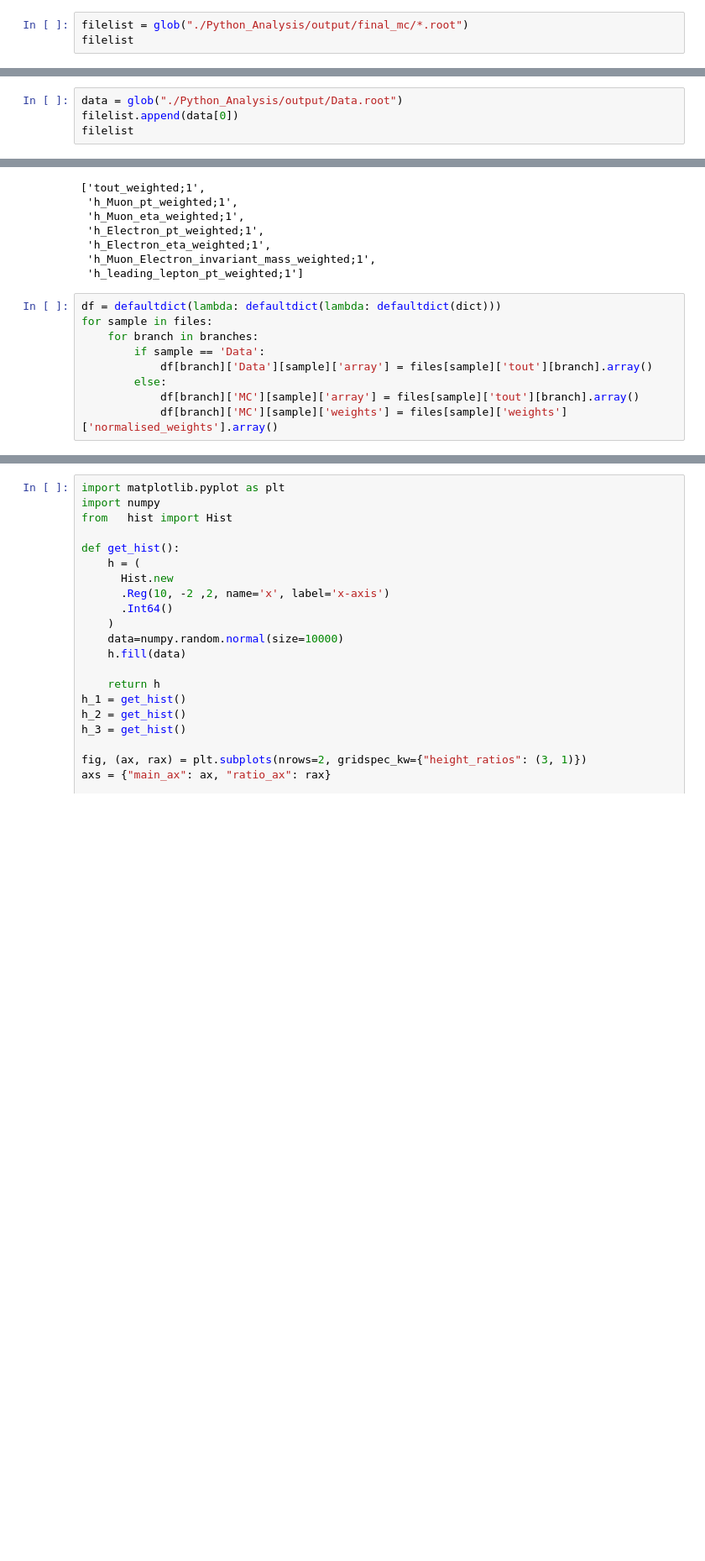
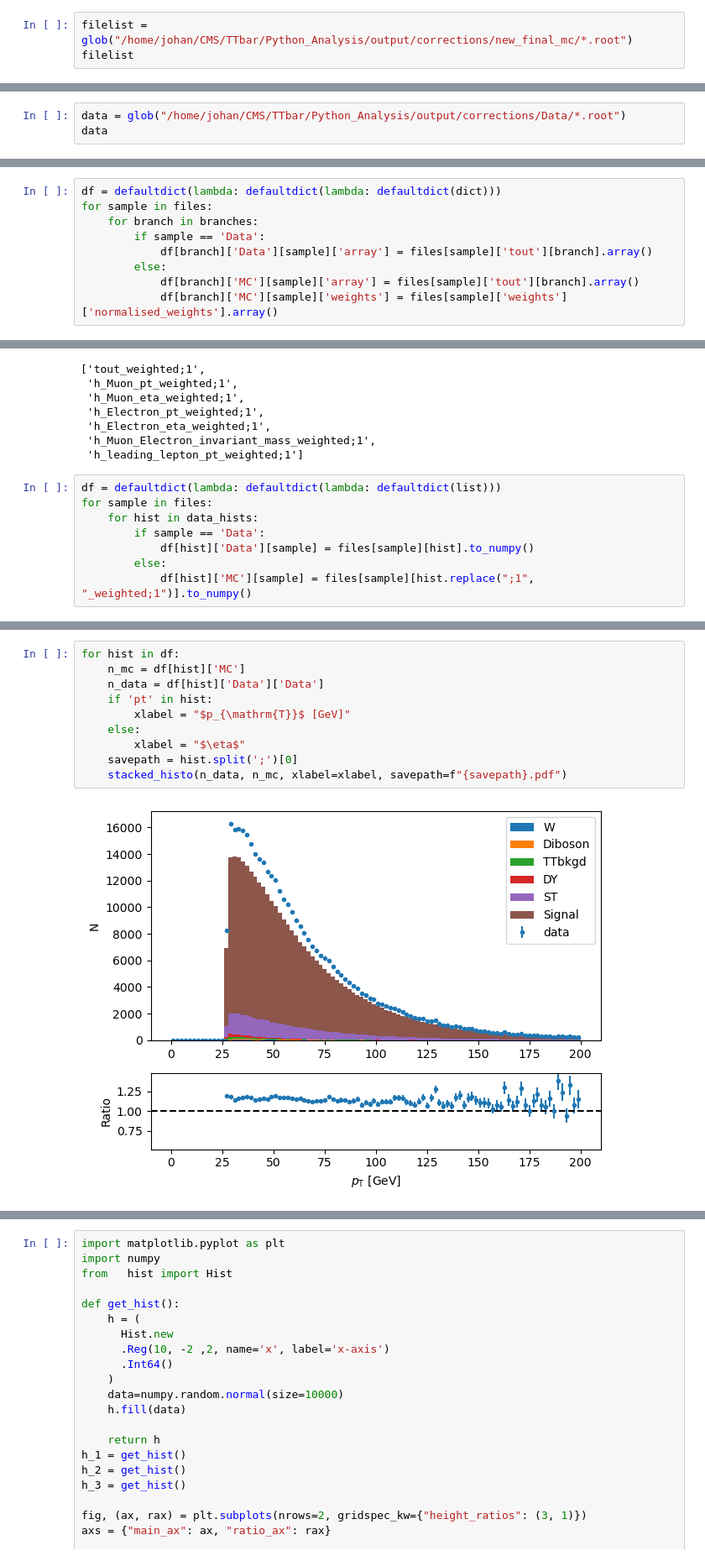
Before and after one commit to GiacomoDaMolin/TTbar, a Jupyter notebook: Plotting.ipynb, the cells around one changed output, grey strips where cells are left out. Shown: that part at 84% size. Cells and saved outputs as stored; diff of their text form; blank space fills up the shorter version.

```diff
--- a/Plotting.ipynb
+++ b/Plotting.ipynb
@@ -7,6 +7,6 @@ import uproot
 import re
 from glob import glob
 # %%
-filelist = glob("./Python_Analysis/output/final_mc/*.root")
+filelist = glob("/home/johan/CMS/TTbar/Python_Analysis/output/corrections/new_final_mc/*.root")
 filelist
 # %% [output]
@@ -19,5 +19,4 @@ filelist
 # %%
-data = glob("./Python_Analysis/output/Data.root")
-filelist.append(data[0])
-filelist
+data = glob("/home/johan/CMS/TTbar/Python_Analysis/output/corrections/Data/*.root")
+data
 # %% [output]
@@ -46,3 +73,12 @@ files
+# %%
+df = defaultdict(lambda: defaultdict(lambda: defaultdict(dict)))
+for sample in files:
+    for branch in branches:
+        if sample == 'Data':
+            df[branch]['Data'][sample]['array'] = files[sample]['tout'][branch].array()
+        else:
+            df[branch]['MC'][sample]['array'] = files[sample]['tout'][branch].array()
+            df[branch]['MC'][sample]['weights'] = files[sample]['weights']['normalised_weights'].array()
 # %%
 files.pop("Data")
 # %% [output]
@@ -90,14 +126,13 @@ mc_hists
  'h_Muon_Electron_invariant_mass_weighted;1',
  'h_leading_lepton_pt_weighted;1']
 # %%
-df = defaultdict(lambda: defaultdict(lambda: defaultdict(dict)))
+df = defaultdict(lambda: defaultdict(lambda: defaultdict(list)))
 for sample in files:
-    for branch in branches:
+    for hist in data_hists:
         if sample == 'Data':
-            df[branch]['Data'][sample]['array'] = files[sample]['tout'][branch].array()
+            df[hist]['Data'][sample] = files[sample][hist].to_numpy()
         else:
-            df[branch]['MC'][sample]['array'] = files[sample]['tout'][branch].array()
-            df[branch]['MC'][sample]['weights'] = files[sample]['weights']['normalised_weights'].array()
+            df[hist]['MC'][sample] = files[sample][hist.replace(";1", "_weighted;1")].to_numpy()
 # %%
 df
 # %% [output]
@@ -120,0 +192,12 @@ defaultdict(<function __main__.<lambda>()>,
+# %%
+for hist in df:
+    n_mc = df[hist]['MC']
+    n_data = df[hist]['Data']['Data']
+    if 'pt' in hist:
+        xlabel = "$p_{\mathrm{T}}$ [GeV]"
+    else:
+        xlabel = "$\eta$"
+    savepath = hist.split(';')[0]
+    stacked_histo(n_data, n_mc, xlabel=xlabel, savepath=f"{savepath}.pdf")
+# %% [output]
+[figure, added]
```
Also changed, not shown: parts of 10 cells of this notebook, 9 other files.
